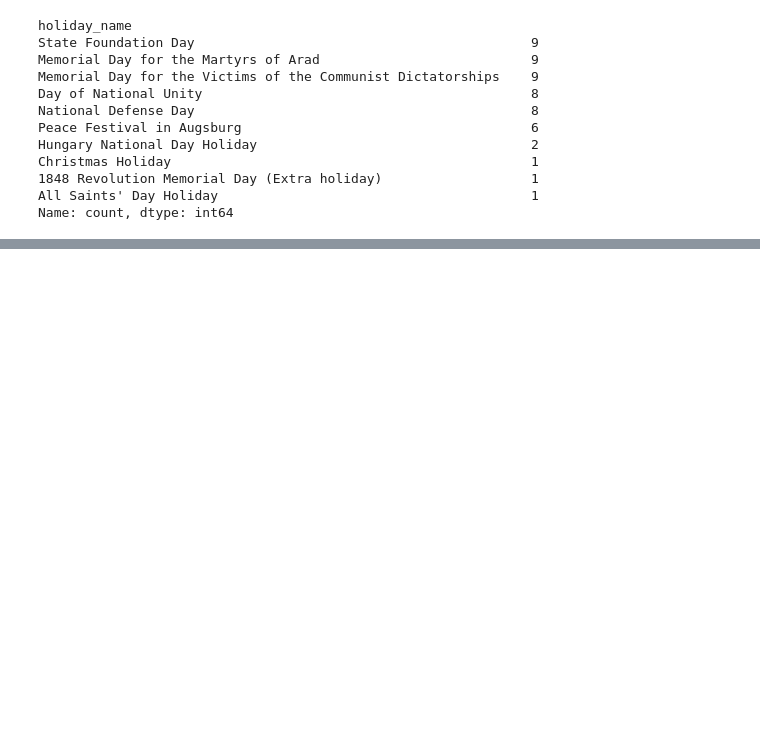
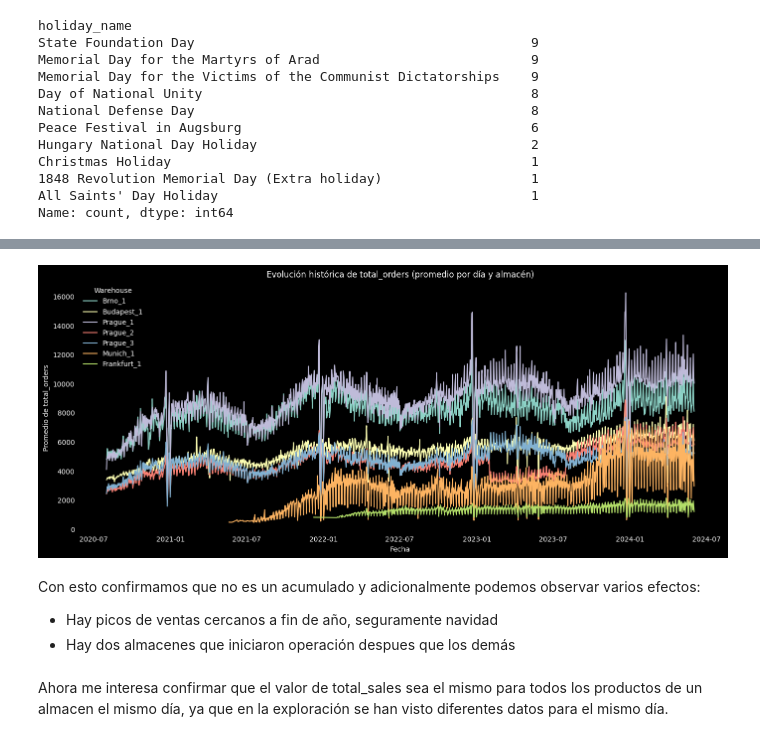
Before and after one commit to Maxkaizo/retail, a Jupyter notebook: lab/eda.ipynb, the cells around one changed output, grey strips where cells are left out. Cells and saved outputs as stored; diff of their text form; code cells hidden in the pictures; blank space fills up the shorter version.

```diff
--- a/lab/eda.ipynb
+++ b/lab/eda.ipynb
@@ -292,0 +583,4 @@ sales_train = pd.read_csv('../data/sales_train.csv')
+# %%
+print(f'antes: {len(sales_train)}')
+sales_train = sales_train[sales_train["sales"] > 0]
+print(f'despues: {len(sales_train)}')
@@ -292,0 +621,2 @@ sales_train = pd.read_csv('../data/sales_train.csv')
+# %%
+suspected_records = sales_train.copy()
@@ -292,0 +634,7 @@ sales_train = pd.read_csv('../data/sales_train.csv')
+# %%
+orders_stats = (
+    suspected_records
+    .groupby(["date", "warehouse"])["total_orders"]
+    .agg(mean="mean", min="min", max="max")
+    .reset_index()
+)
@@ -292,0 +657,22 @@ sales_train = pd.read_csv('../data/sales_train.csv')
+# %%
+
+plt.figure(figsize=(14,6))
+
+# Promedio
+sns.lineplot(data=orders_stats, x="date", y="mean", hue="warehouse")
+
+plt.title("Evolución histórica de total_orders (promedio por día y almacén)")
+plt.xlabel("Fecha")
+plt.ylabel("Promedio de total_orders")
+plt.legend(title="Warehouse")
+plt.tight_layout()
+plt.show()
+# %% [output]
+[figure, added]
+# %% [markdown]
+Con esto confirmamos que no es un acumulado y adicionalmente podemos observar varios efectos:
+
+- Hay picos de ventas cercanos a fin de año, seguramente navidad
+- Hay dos almacenes que iniciaron operación despues que los demás
+# %% [markdown]
+Ahora me interesa confirmar que el valor de total_sales sea el mismo para todos los productos de un almacen el mismo día, ya que en la exploración se han visto diferentes datos para el mismo día.
```
Also changed, not shown: parts of 147 cells of this notebook.
